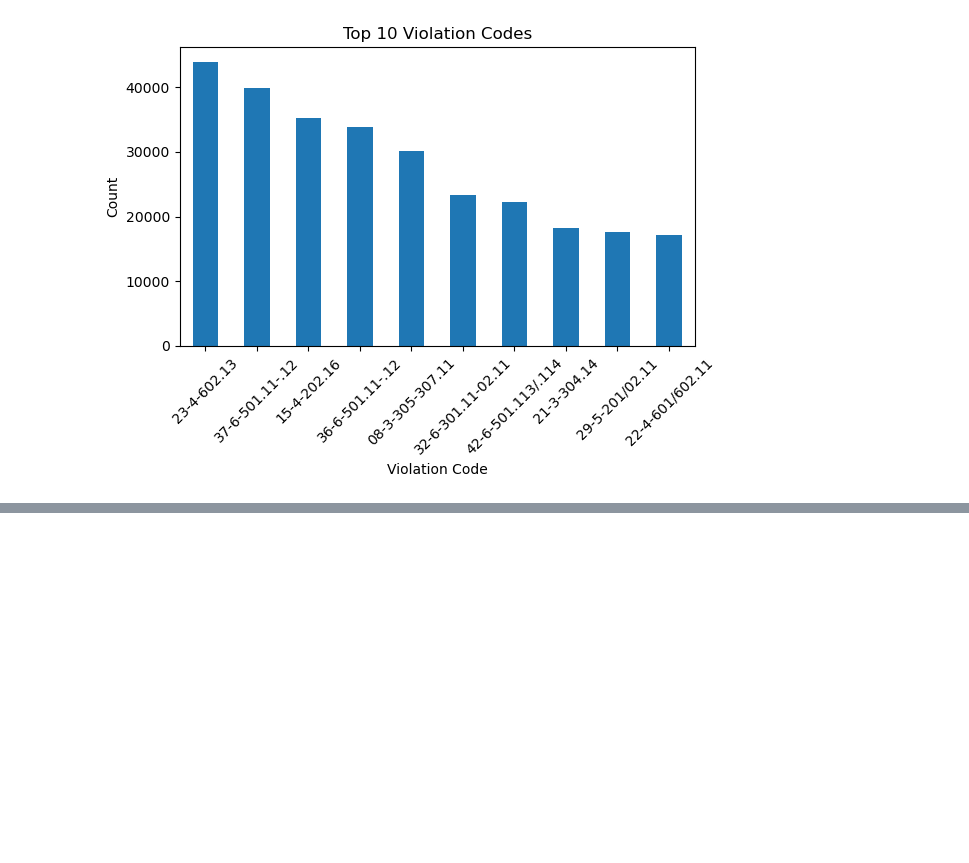
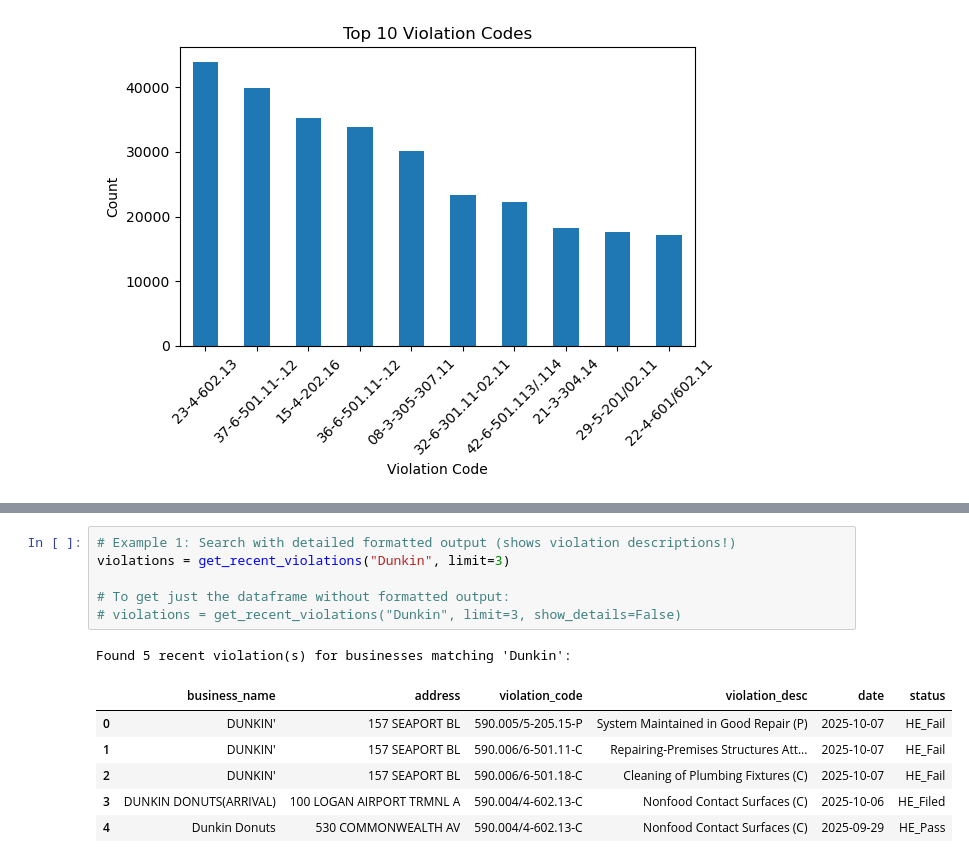
Before and after one commit to konipede/healthcare-database, a Jupyter notebook: notebooks/analysis.ipynb, the cells around one changed output, grey strips where cells are left out. Cells and saved outputs as stored; diff of their text form; blank space fills up the shorter version.

```diff
--- a/notebooks/analysis.ipynb
+++ b/notebooks/analysis.ipynb
@@ -22,0 +87,14 @@ plt.show()
+# %%
+# Example 1: Search with detailed formatted output (shows violation descriptions!)
+violations = get_recent_violations("Dunkin", limit=3)
+
+# To get just the dataframe without formatted output:
+# violations = get_recent_violations("Dunkin", limit=3, show_details=False)
+# %% [output]
+Found 5 recent violation(s) for businesses matching 'Dunkin':
+|  | business_name | address | violation_code | violation_desc | date | status |
+| 0 | DUNKIN' | 157 SEAPORT BL | 590.005/5-205.15-P | System Maintained in Good Repair (P) | 2025-10-07 | HE_Fail |
+| 1 | DUNKIN' | 157 SEAPORT BL | 590.006/6-501.11-C | Repairing-Premises Structures Att... | 2025-10-07 | HE_Fail |
+| 2 | DUNKIN' | 157 SEAPORT BL | 590.006/6-501.18-C | Cleaning of Plumbing Fixtures (C) | 2025-10-07 | HE_Fail |
+| 3 | DUNKIN DONUTS(ARRIVAL) | 100 LOGAN AIRPORT TRMNL A | 590.004/4-602.13-C | Nonfood Contact Surfaces (C) | 2025-10-06 | HE_Filed |
+| 4 | Dunkin Donuts | 530 COMMONWEALTH AV | 590.004/4-602.13-C | Nonfood Contact Surfaces (C) | 2025-09-29 | HE_Pass |
```
Also changed, not shown: parts of 14 cells of this notebook, 13 other files.
